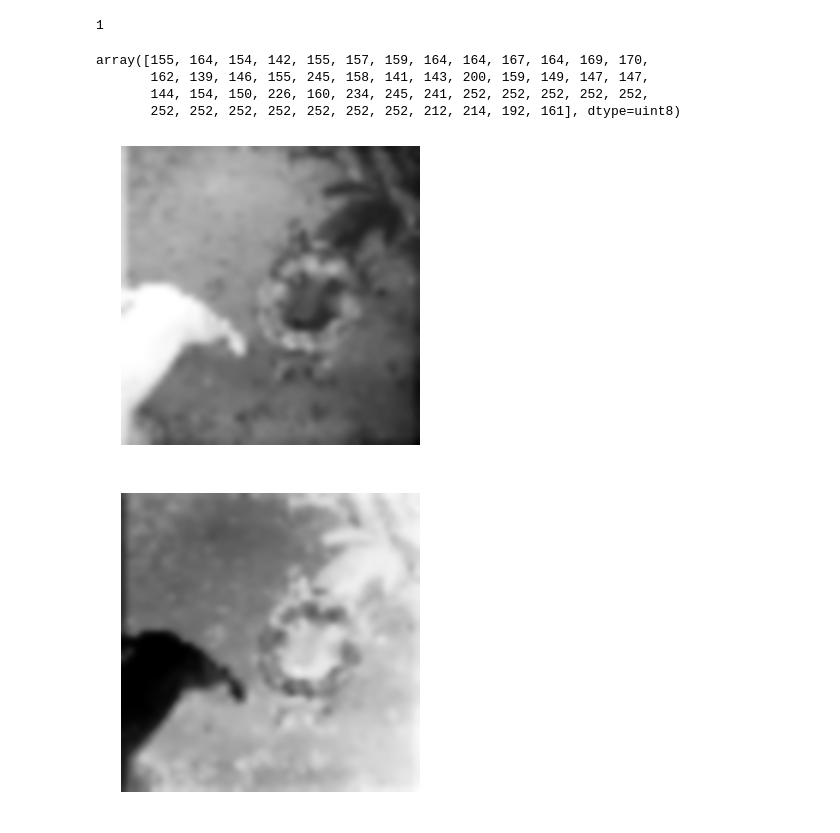
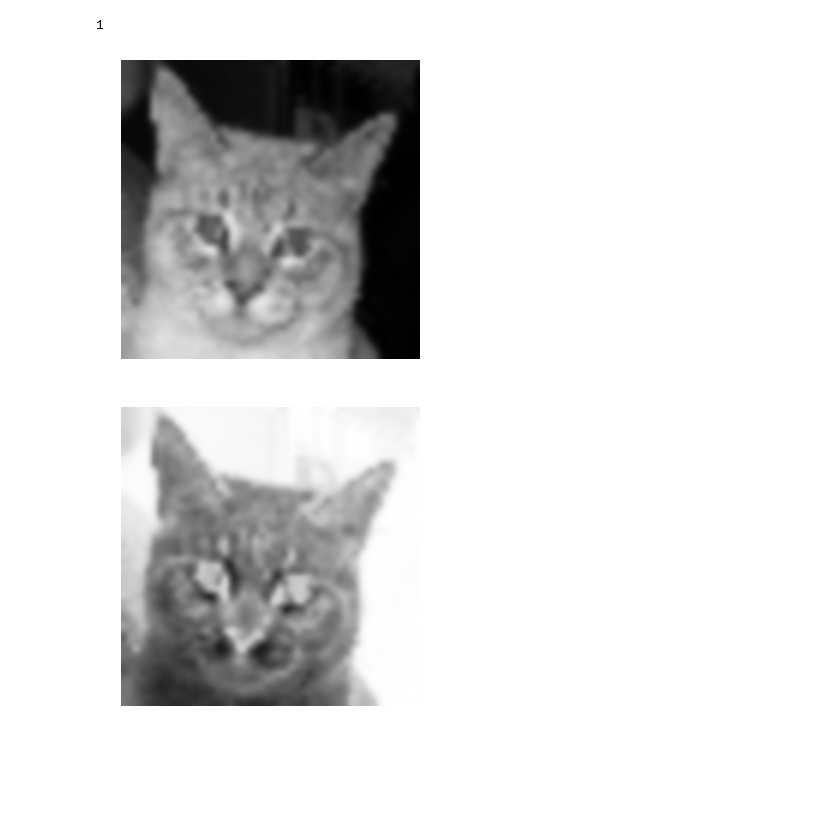
Before and after one commit to Saranyanv/test, a Jupyter notebook: CNN.ipynb, the cells around one changed output. Saved outputs shown, nothing was run; the diff lists cells and outputs as text; code cells hidden in the pictures; blank space fills up the shorter version.

```diff
--- a/CNN.ipynb
+++ b/CNN.ipynb
@@ -106,6 +88,6 @@ for z in listdir("/content/train"):
     img = cv2.resize(img_str, (IMG_WIDTH, IMG_HEIGHT))
 
     #training_data.append([ np.array(img_indx), np.array(img), np.array(label)])
-    training_data_X.append(np.array(img))
+    training_data_X.append(img)
     training_data_y.append(label)
 # %%
@@ -114,18 +96,11 @@ training_data_y_20 = training_data_y[1:5]
-# %%
-training_data_X_20[0][0]
-# %% [output]
-array([155, 164, 154, 142, 155, 157, 159, 164, 164, 167, 164, 169, 170,
-       162, 139, 146, 155, 245, 158, 141, 143, 200, 159, 149, 147, 147,
-       144, 154, 150, 226, 160, 234, 245, 241, 252, 252, 252, 252, 252,
-       252, 252, 252, 252, 252, 252, 252, 212, 214, 192, 161], dtype=uint8)
 # %%
 #plot_image(training_data[0][1])
 plot_image(training_data_X[0])
 # %% [output]
-[figure, old version]
+[figure, new version]
 # %%
-plot_color_image(training_data[0][1])
+plot_color_image(training_data_X[0])
 # %% [output]
-[figure, old version]
+[figure, new version]
 # %%
 import keras
```
Also changed, not shown: parts of 10 cells of this notebook.
